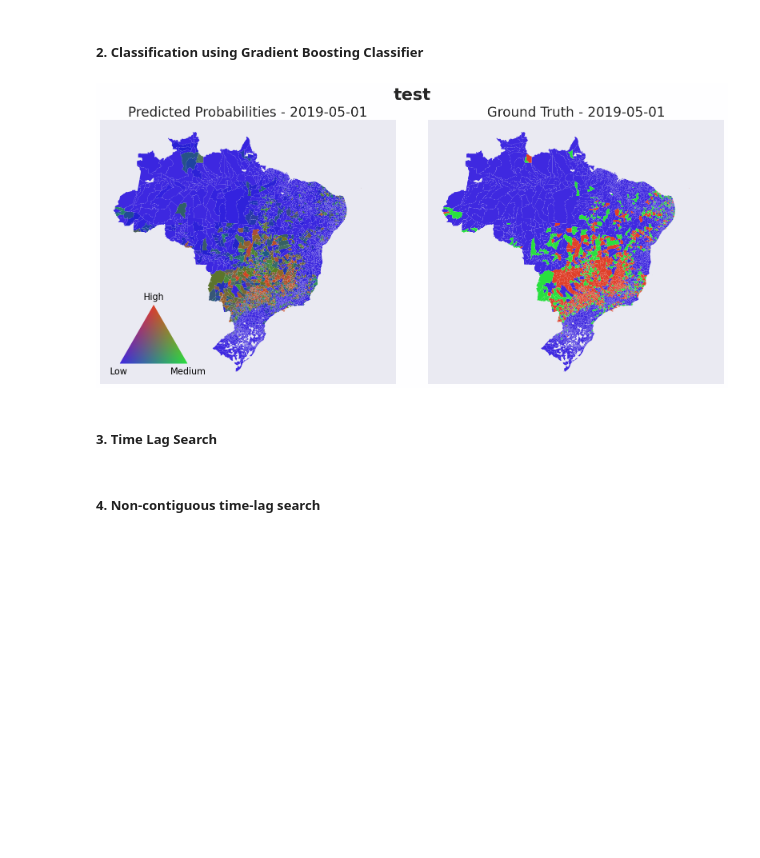
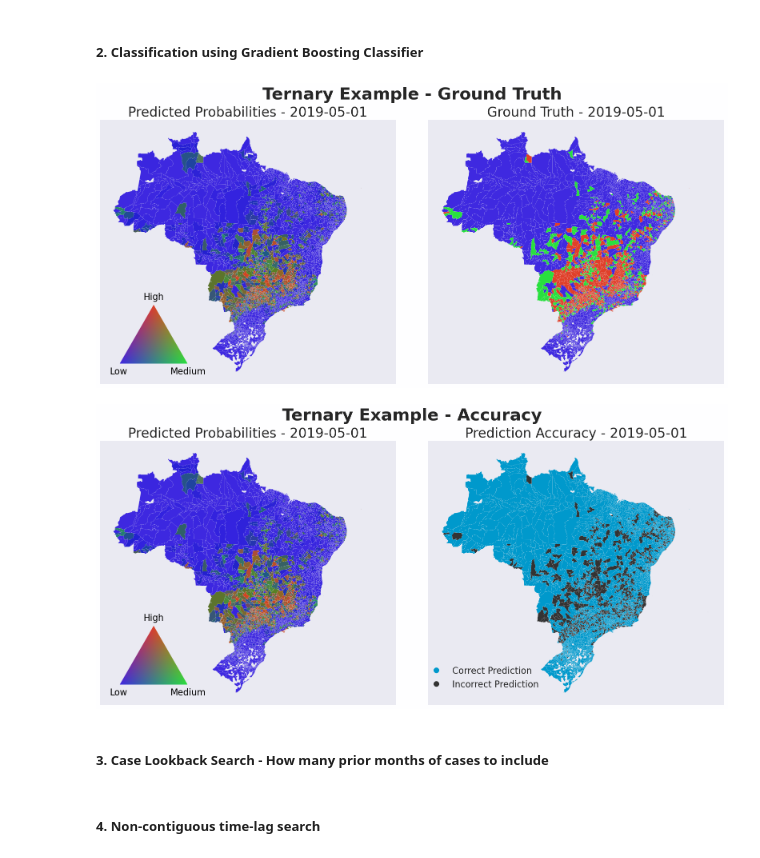
Before and after one commit to atalbanese/dengue_models, a Jupyter notebook: model_code/cat_model_notebook_final.ipynb, the cells around one changed output. Cells and saved outputs as stored; diff of their text form; code cells hidden in the pictures; blank space fills up the shorter version.

```diff
--- a/model_code/cat_model_notebook_final.ipynb
+++ b/model_code/cat_model_notebook_final.ipynb
@@ -95,6 +96,12 @@ all_data = (
 # %%
-#Dictionary to hold all results
-ALL_RESULTS = {}
+#Dictionary to hold base results from two model types
+MODEL_RESULTS = {}
+
+#Dictionary to hold case lookback results
+LOOKBACK_RESULTS = {}
+
+#Dictionary to hold environmental feature results
+ENV_RESULTS = {}
 
 #We are going to be exploring case lags 1-4
 LAGS = [1,2,3,4]
@@ -110,7 +117,7 @@ TEST_END = '2020-01-01'
 ##### 1. Ridge Regression Classification using Binary/Ternary and Simple/Relative - Most basic classification model (linear least squares regression)
 # %%
 #Running results for binary/ternary and simple relatives over case lags 1-4
-ALL_RESULTS['ridge_regression'] = {cat_style: dict() for cat_style in CAT_DICT.keys()}
+MODEL_RESULTS['ridge_regression'] = {cat_style: dict() for cat_style in CAT_DICT.keys()}
 for cat_style, cat_fn in CAT_DICT.items():
     for lag in LAGS:
         clf = RidgeClassifier(random_state=42)
@@ -121,9 +128,10 @@ for cat_style, cat_fn in CAT_DICT.items():
             TEST_END,
             clf,
             cat_fn=cat_fn,
-            cat_style=cat_style
+            cat_style=cat_style,
+            case_lag=lag
         )
-        ALL_RESULTS['ridge_regression'][cat_style][lag] = results
+        MODEL_RESULTS['ridge_regression'][cat_style][lag] = results
 # %%
 #Check the last results
 res = classify_results(results['results'])
@@ -168,7 +176,7 @@ ALL_RESULTS['ridge_regression']
 ##### 2. Classification using Gradient Boosting Classifier
 # %%
 #Running results for binary/ternary and simple relatives over case lags 1-4
-ALL_RESULTS['gradient_boosting'] = {cat_style: dict() for cat_style in CAT_DICT.keys()}
+MODEL_RESULTS['gradient_boosting'] = {cat_style: dict() for cat_style in CAT_DICT.keys()}
 for cat_style, cat_fn in CAT_DICT.items():
     for lag in LAGS:
         clf = HistGradientBoostingClassifier(categorical_features=['month'], random_state=42, max_iter=1000)
@@ -179,15 +187,21 @@ for cat_style, cat_fn in CAT_DICT.items():
             TEST_END,
             clf,
             cat_fn=cat_fn,
-            cat_style=cat_style
+            cat_style=cat_style,
+            case_lag=lag
         )
-        ALL_RESULTS['gradient_boosting'][cat_style][lag] = results
+        MODEL_RESULTS['gradient_boosting'][cat_style][lag] = results
 # %%
 # Since gradient boosting classifier outputs probabilities, we can use them to create probability maps
 # Binary classification can be plotted with with plot_binary function
-fig, ax = plot_ternary(results['results'], munis, '2019-05-01', 'Ternary Example', accuracy=False)
-fig, ax = plot_ternary(results['results'], munis, '2019-05-01', 'Ternary Example', accuracy=True)
+
+# probabilities + ground truth
+fig, ax = plot_ternary(results['results'], munis, '2019-05-01', 'Ternary Example - Ground Truth', accuracy=False)
+
+# probabilities + accuracy
+fig, ax = plot_ternary(results['results'], munis, '2019-05-01', 'Ternary Example - Accuracy', accuracy=True)
 # %% [output]
-[figure, old version]
+[figure, new version]
+[figure, added]
-# %% [markdown]
-##### 3. Time Lag Search
+# %% [markdown]
+##### 3. Case Lookback Search - How many prior months of cases to include
```
Also changed, not shown: parts of 5 cells of this notebook.
